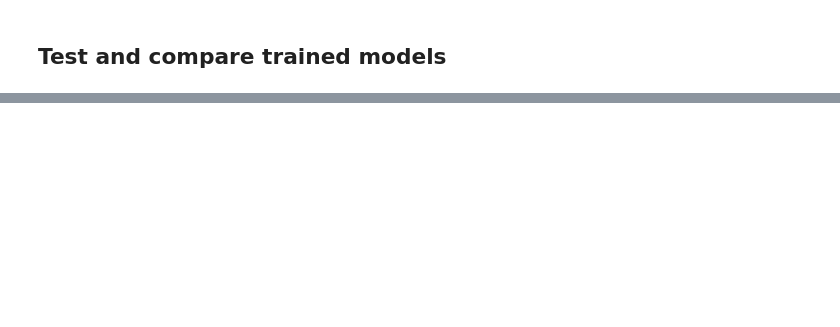
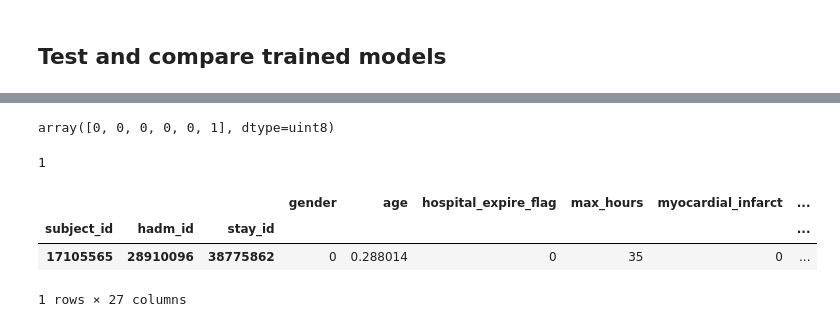
Before and after one commit to weiliao97/FR-TSVAE, a Jupyter notebook: test.ipynb, the cells around one changed output, grey strips where cells are left out. Cells and saved outputs as stored; diff of their text form; code cells hidden in the pictures; blank space fills up the shorter version.

```diff
--- a/test.ipynb
+++ b/test.ipynb
@@ -180,0 +100,16 @@ TRAIN: 8965 TEST: 2241
+# %%
+static_key = 'static_' + 'test'
+idx = pd.IndexSlice
+length = [i.shape[-1] for i in test_vital]
+all_train_id = list(mimic_target['test'].keys())
+stayids = [all_train_id[i] for i, m in enumerate(length) if m >24]
+sofa_tail = [mimic_target['test'][j][24:]/15 for j in stayids]
+# list of array [array([5]), array([1]), array([4]),
+train_target = [np.nonzero(mimic_static[static_key].loc[idx[:, :, j]].iloc[:, 21:].values)[1] for j in stayids]
+sub_ind = [i for i, m in enumerate(train_target) if m == 2 or m == 5]
+race_dict = {2: 1, 5:0}
+# a list of target class
+train_targets = [race_dict[train_target[i][0]] for i in sub_ind]
+# train_filters = [train_filter[i] for i in sub_ind]
+# sofa_tails = [sofa_tail[i] for i in sub_ind]
+# stayidss = [stayids[i] for i in sub_ind]
@@ -180,0 +264,15 @@ TRAIN: 8965 TEST: 2241
+# %%
+mimic_static['static_test'].loc[idx[:, :, curr.item()]].iloc[:, 21:].values[0]
+# %% [output]
+array([0, 0, 0, 0, 0, 1], dtype=uint8)
+# %%
+len(mimic_static['static_train'].loc[idx[:, :, curr.item()]])
+# %% [output]
+1
+# %%
+mimic_static['static_test'].loc[idx[:, :, 38775862]]
+# %% [output]
+|  |  |  | gender | age | hospital_expire_flag | max_hours | myocardial_infarct | ... |
+| subject_id | hadm_id | stay_id |  |  |  |  |  | ... |
+| 17105565 | 28910096 | 38775862 | 0 | 0.288014 | 0 | 35 | 0 | ... |
+1 rows × 27 columns
```
Also changed, not shown: parts of 13 cells of this notebook, 3 other files.
